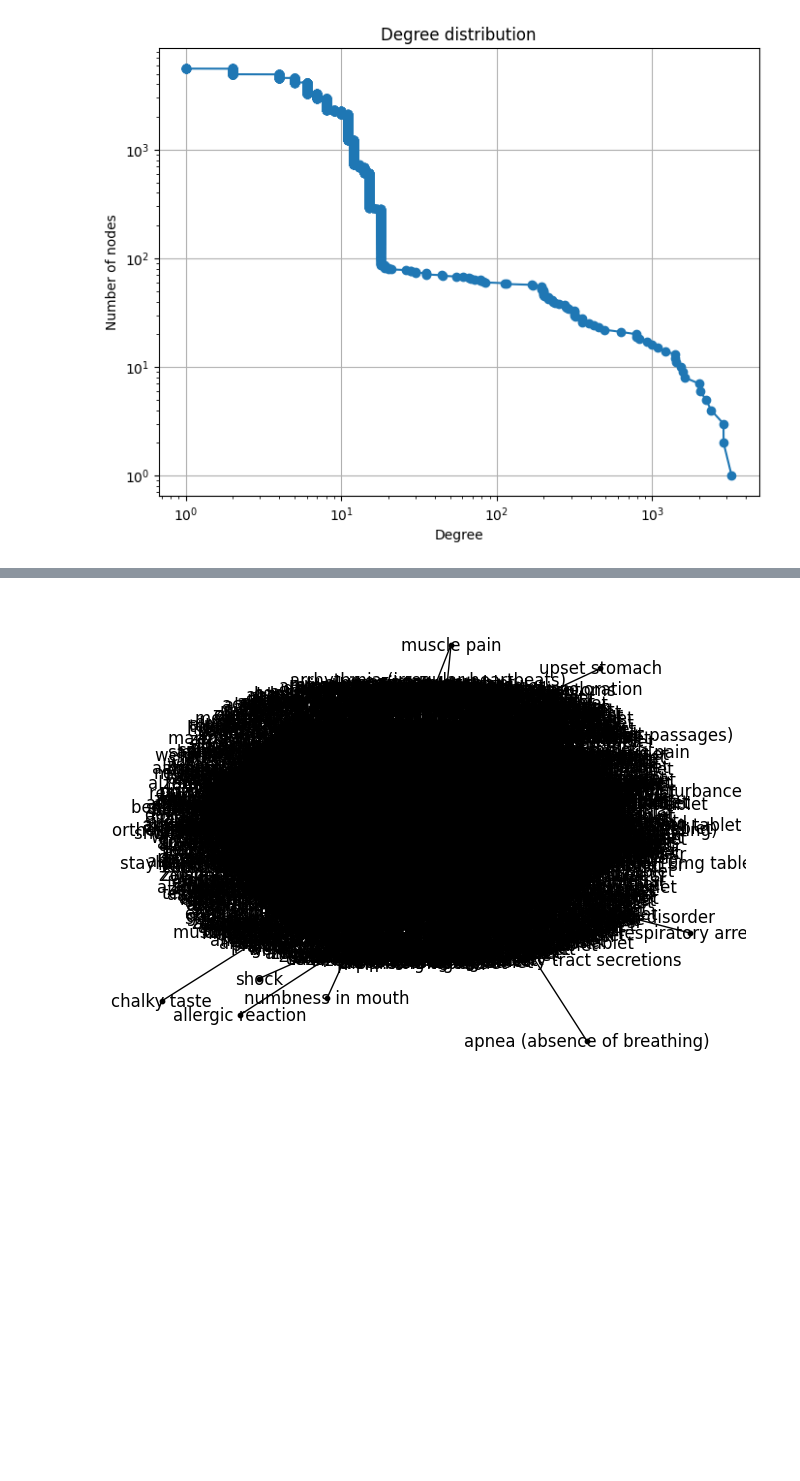
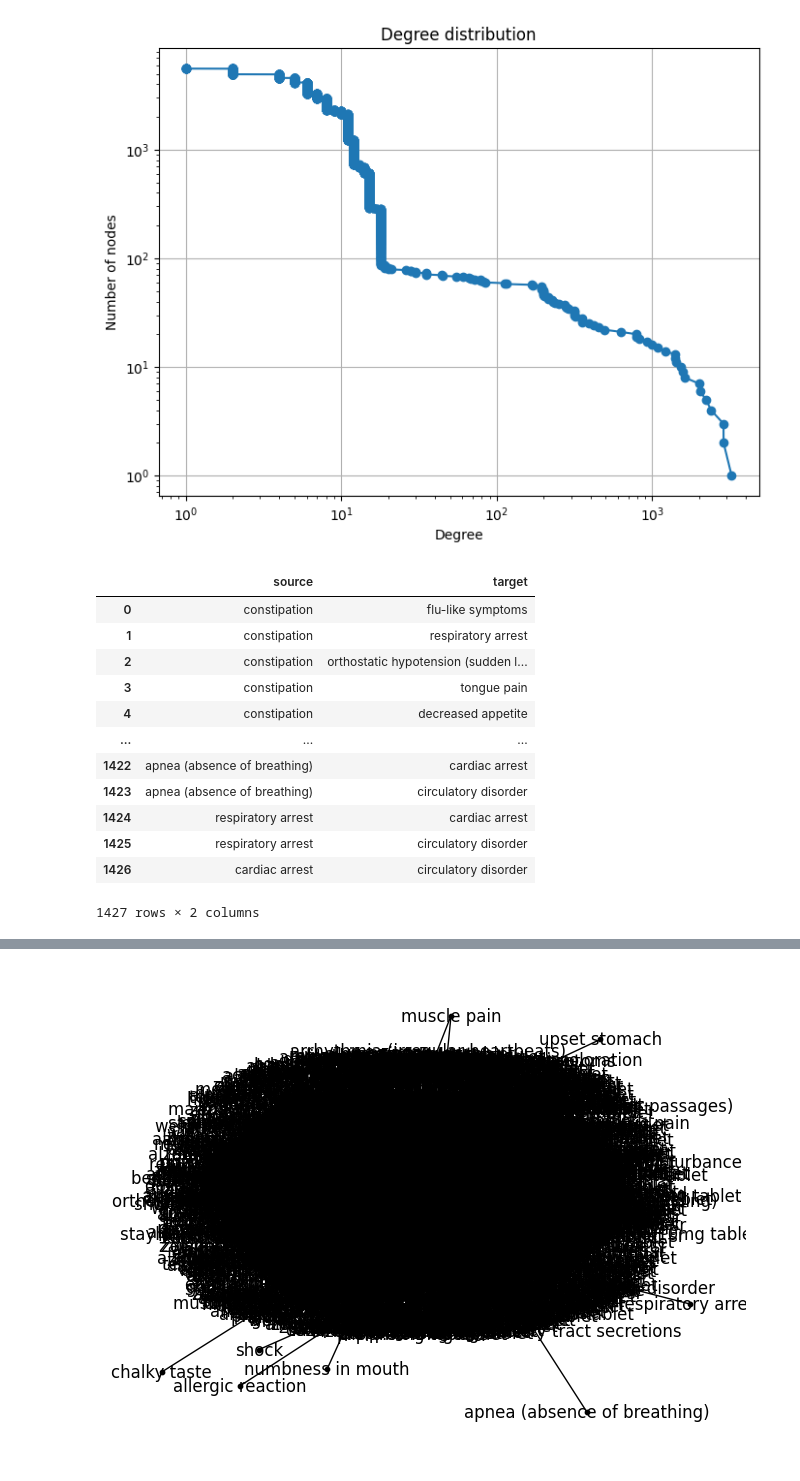
Before and after one commit to MylenaRoberta/medications-and-side-effects-networks, a Jupyter notebook: notebooks/03_initial-network-analysis.ipynb, the cells around one changed output, grey strips where cells are left out. Cells and saved outputs as stored; diff of their text form; code cells hidden in the pictures; blank space fills up the shorter version.

```diff
--- a/notebooks/03_initial-network-analysis.ipynb
+++ b/notebooks/03_initial-network-analysis.ipynb
@@ -116,0 +137,19 @@ medication_graph = nx.bipartite.projected_graph(bipartite_graph, medication_node
+# %%
+side_effects_df = pd.read_csv('../data/processed/side-effect-projection-edges.csv')
+
+# medication_df.drop_duplicates(inplace=True)
+side_effects_df
+# %% [output]
+|  | source | target |
+| 0 | constipation | flu-like symptoms |
+| 1 | constipation | respiratory arrest |
+| 2 | constipation | orthostatic hypotension (sudden l... |
+| 3 | constipation | tongue pain |
+| 4 | constipation | decreased appetite |
+| ... | ... | ... |
+| 1422 | apnea (absence of breathing) | cardiac arrest |
+| 1423 | apnea (absence of breathing) | circulatory disorder |
+| 1424 | respiratory arrest | cardiac arrest |
+| 1425 | respiratory arrest | circulatory disorder |
+| 1426 | cardiac arrest | circulatory disorder |
+1427 rows × 2 columns
```
Also changed, not shown: parts of 8 cells of this notebook.
